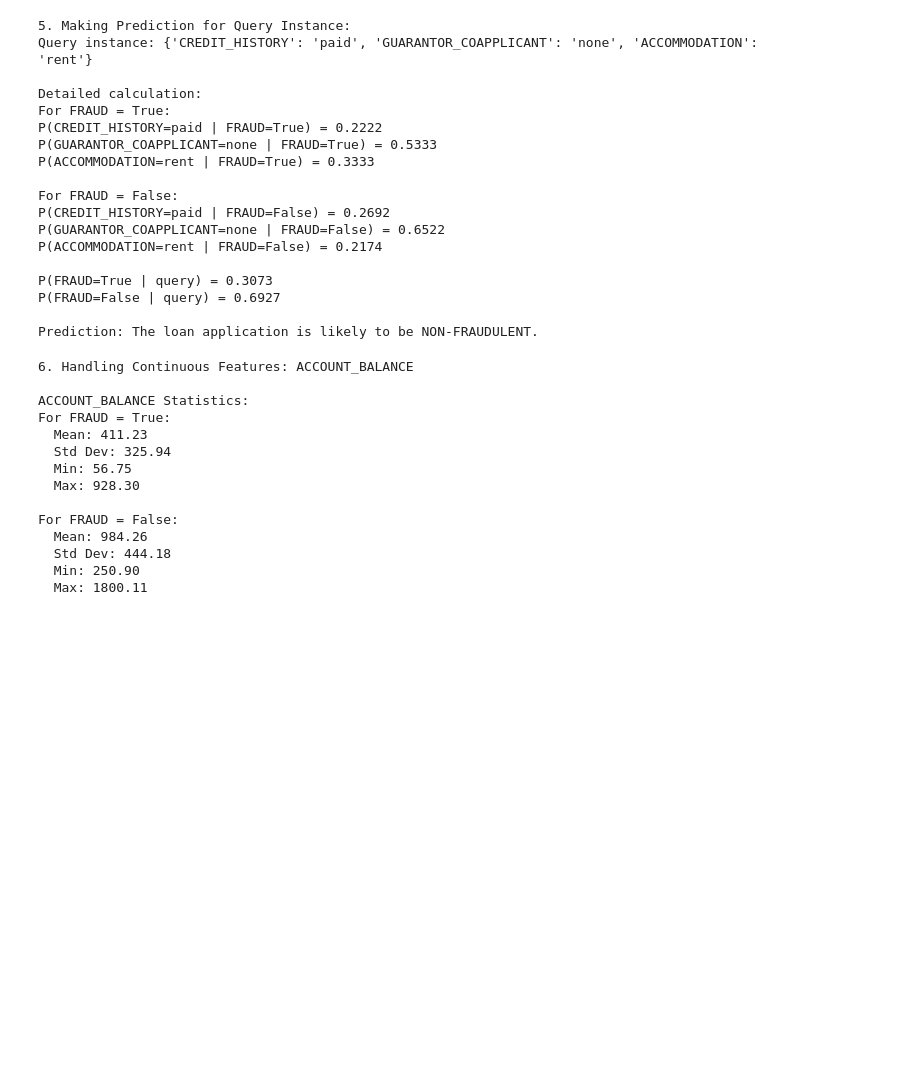
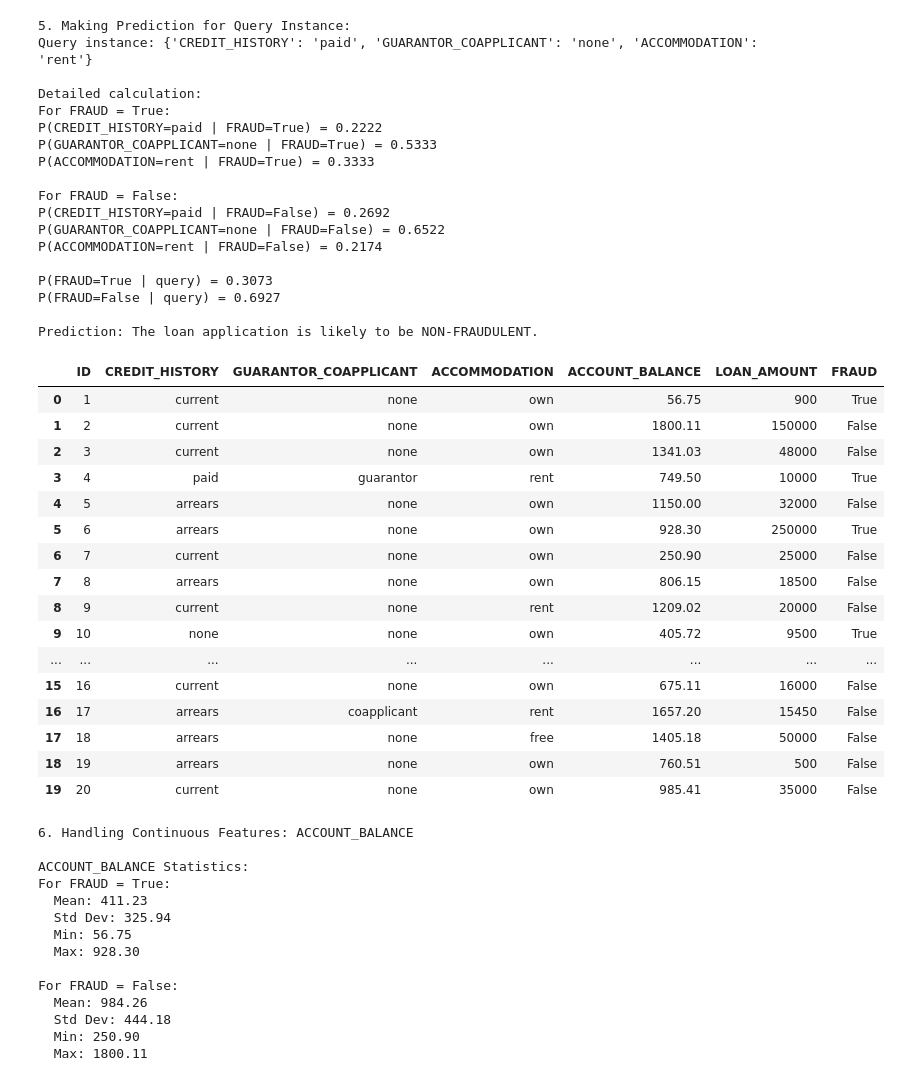
Before and after one commit to lu-ser/ML_Course_2025, a Jupyter notebook: temp/bayes_theoritical_extension.ipynb, the cells around one changed output. Saved outputs shown, nothing was run; the diff lists cells and outputs as text; code cells hidden in the pictures; blank space fills up the shorter version.

```diff
--- a/temp/bayes_theoritical_extension.ipynb
+++ b/temp/bayes_theoritical_extension.ipynb
@@ -395,6 +395,26 @@ data = [
     {"ID": 20, "CREDIT_HISTORY": "current", "GUARANTOR_COAPPLICANT": "none", "ACCOMMODATION": "own", "ACCOUNT_BALANCE": 985.41, "LOAN_AMOUNT": 35000, "FRAUD": False}
 ]
 df = pd.DataFrame(data)
+# %%
+df
+# %% [output]
+|  | ID | CREDIT_HISTORY | GUARANTOR_COAPPLICANT | ACCOMMODATION | ACCOUNT_BALANCE | LOAN_AMOUNT | FRAUD |
+| 0 | 1 | current | none | own | 56.75 | 900 | True |
+| 1 | 2 | current | none | own | 1800.11 | 150000 | False |
+| 2 | 3 | current | none | own | 1341.03 | 48000 | False |
+| 3 | 4 | paid | guarantor | rent | 749.50 | 10000 | True |
+| 4 | 5 | arrears | none | own | 1150.00 | 32000 | False |
+| 5 | 6 | arrears | none | own | 928.30 | 250000 | True |
+| 6 | 7 | current | none | own | 250.90 | 25000 | False |
+| 7 | 8 | arrears | none | own | 806.15 | 18500 | False |
+| 8 | 9 | current | none | rent | 1209.02 | 20000 | False |
+| 9 | 10 | none | none | own | 405.72 | 9500 | True |
+| ... | ... | ... | ... | ... | ... | ... | ... |
+| 15 | 16 | current | none | own | 675.11 | 16000 | False |
+| 16 | 17 | arrears | coapplicant | rent | 1657.20 | 15450 | False |
+| 17 | 18 | arrears | none | free | 1405.18 | 50000 | False |
+| 18 | 19 | arrears | none | own | 760.51 | 500 | False |
+| 19 | 20 | current | none | own | 985.41 | 35000 | False |
 # %%
 print("\n6. Handling Continuous Features: ACCOUNT_BALANCE")
 
```
Also changed, not shown: parts of 3 cells of this notebook.
